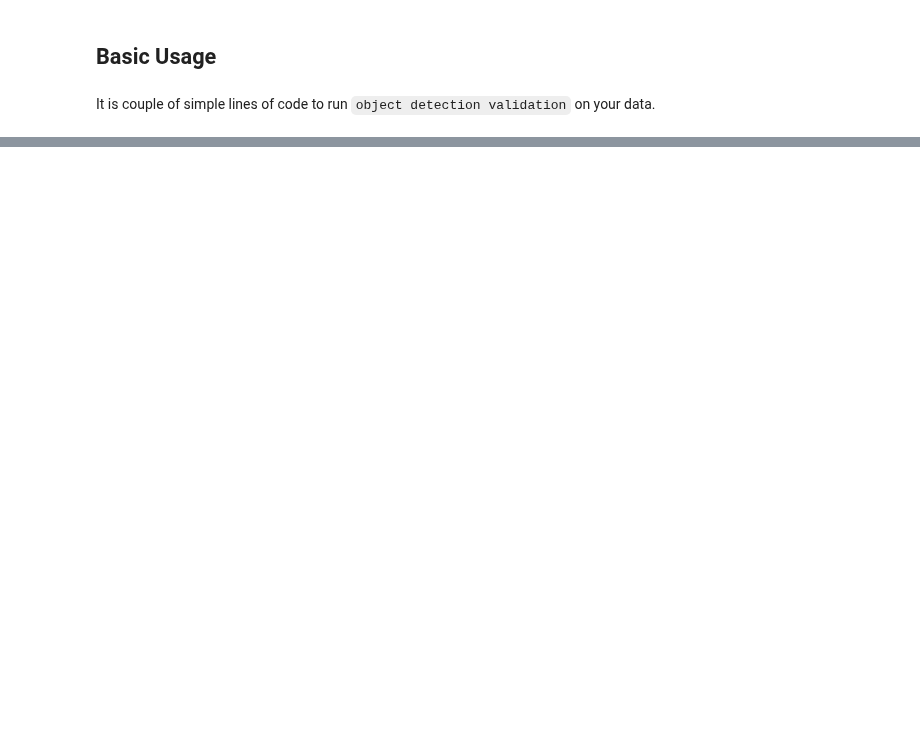
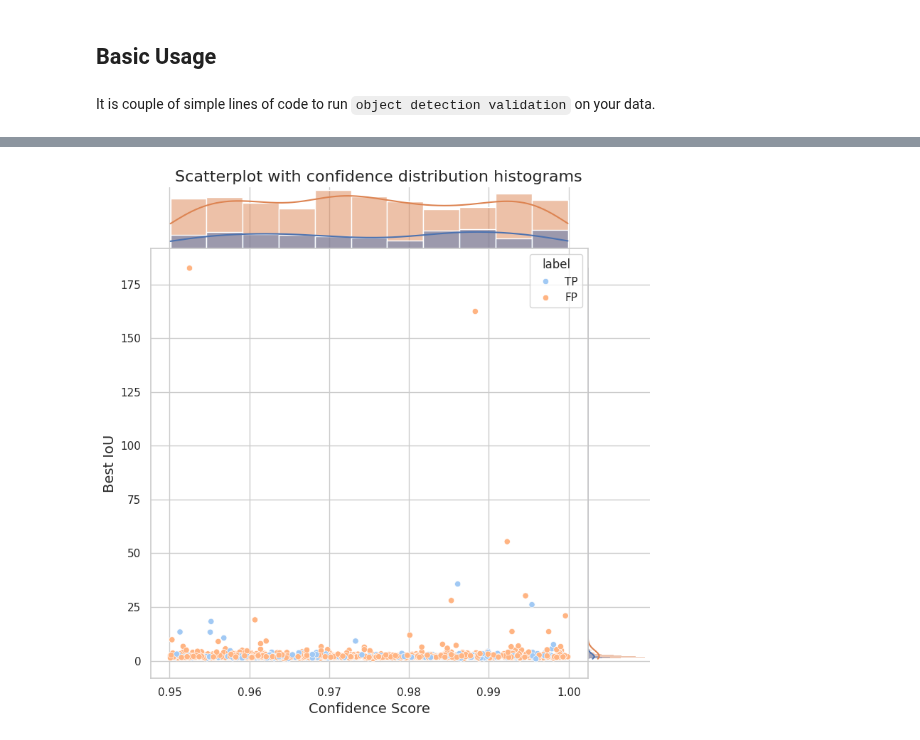
Before and after one commit to gesund-ai/gesund, a Jupyter notebook: examples/object_detection_malaria.ipynb, the cells around one changed output, grey strips where cells are left out. Cells and saved outputs as stored; diff of their text form; code cells hidden in the pictures; blank space fills up the shorter version.

```diff
--- a/examples/object_detection_malaria.ipynb
+++ b/examples/object_detection_malaria.ipynb
@@ -477,0 +212,4 @@ load_image("top_misses.png")
+# %%
+validation_results.plot(metric_name='confidence_distribution', save_plot=False, cohort_id=cohort_id)
+# %% [output]
+[figure, added]
```
Also changed, not shown: parts of 43 cells of this notebook.
